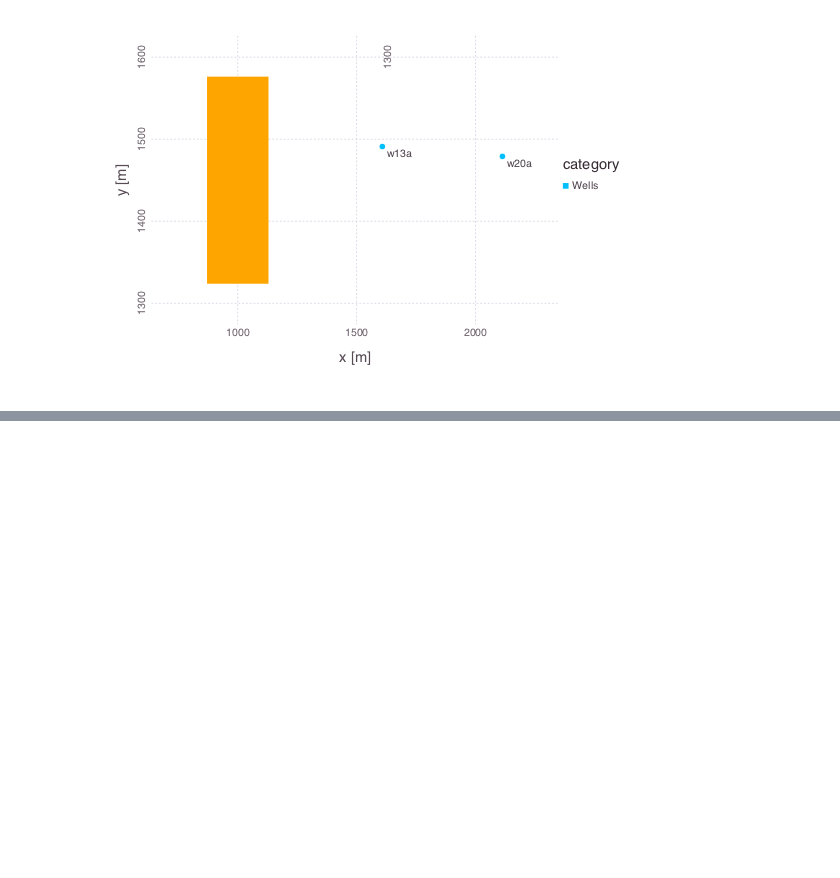
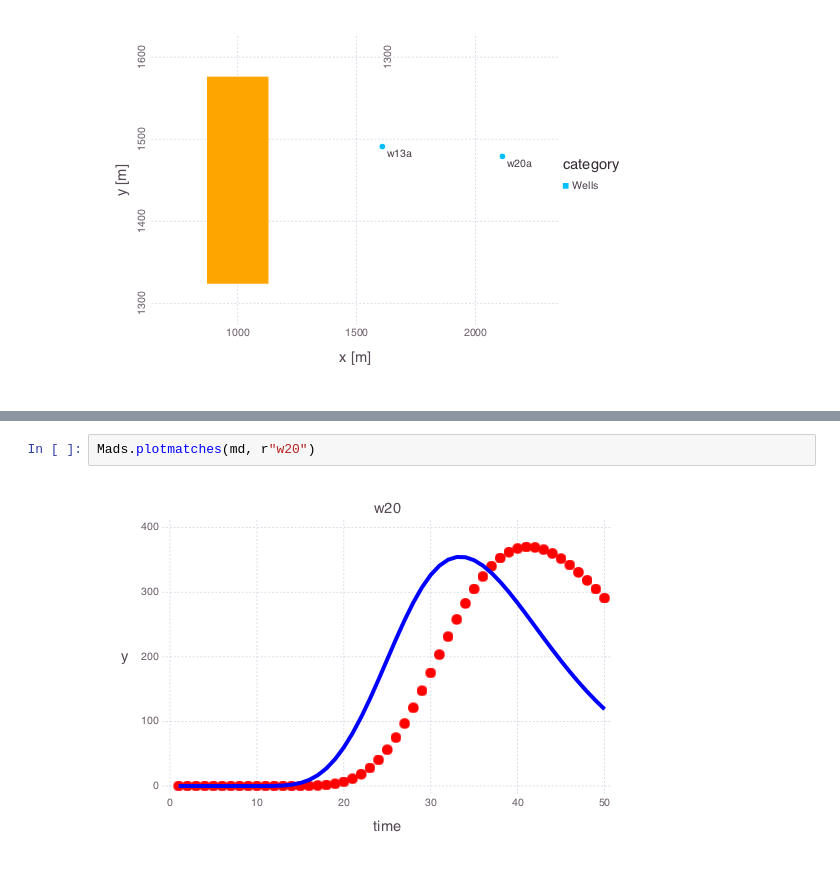
Before and after one commit to madsjulia/Mads.jl, a Jupyter notebook: notebooks/contamination.ipynb, the cells around one changed output, grey strips where cells are left out. Cells and saved outputs as stored; diff of their text form; blank space fills up the shorter version.

```diff
--- a/notebooks/contamination.ipynb
+++ b/notebooks/contamination.ipynb
@@ -39,0 +46,4 @@ Mads.plotmadsproblem(md, keyword="w13a_w20a")
+# %%
+Mads.plotmatches(md, r"w20")
+# %% [output]
+[figure, added]
```
Also changed, not shown: parts of 3 cells of this notebook, 3 other files.
